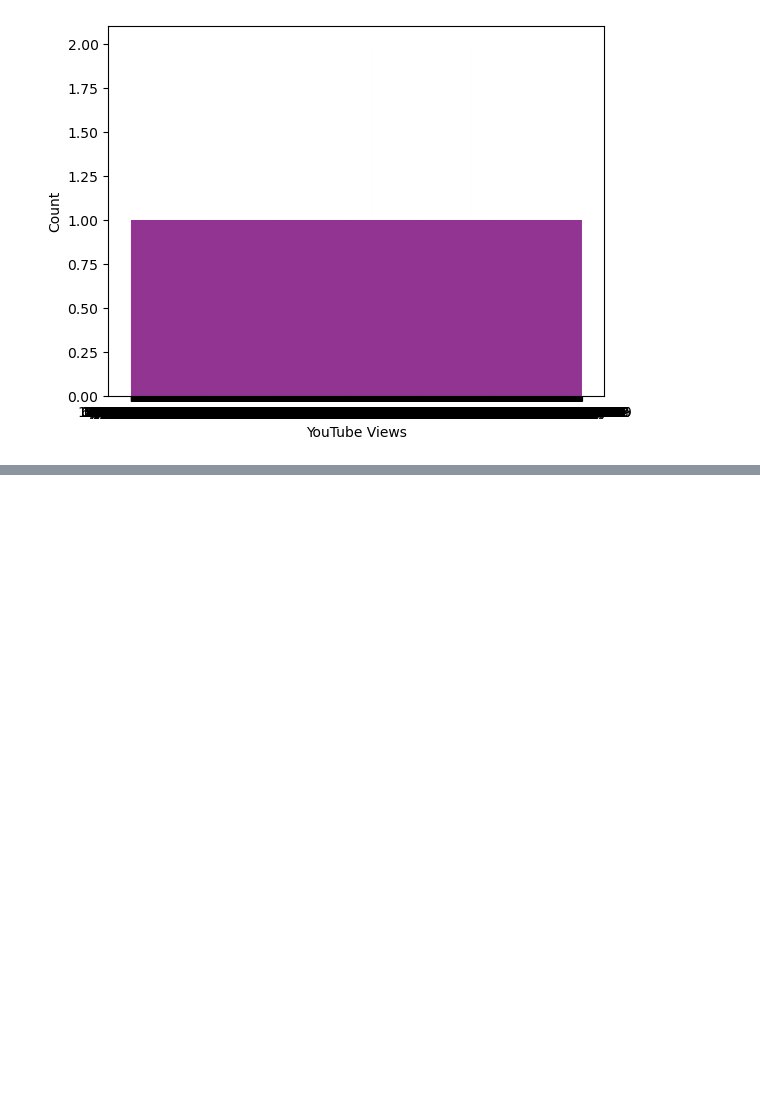
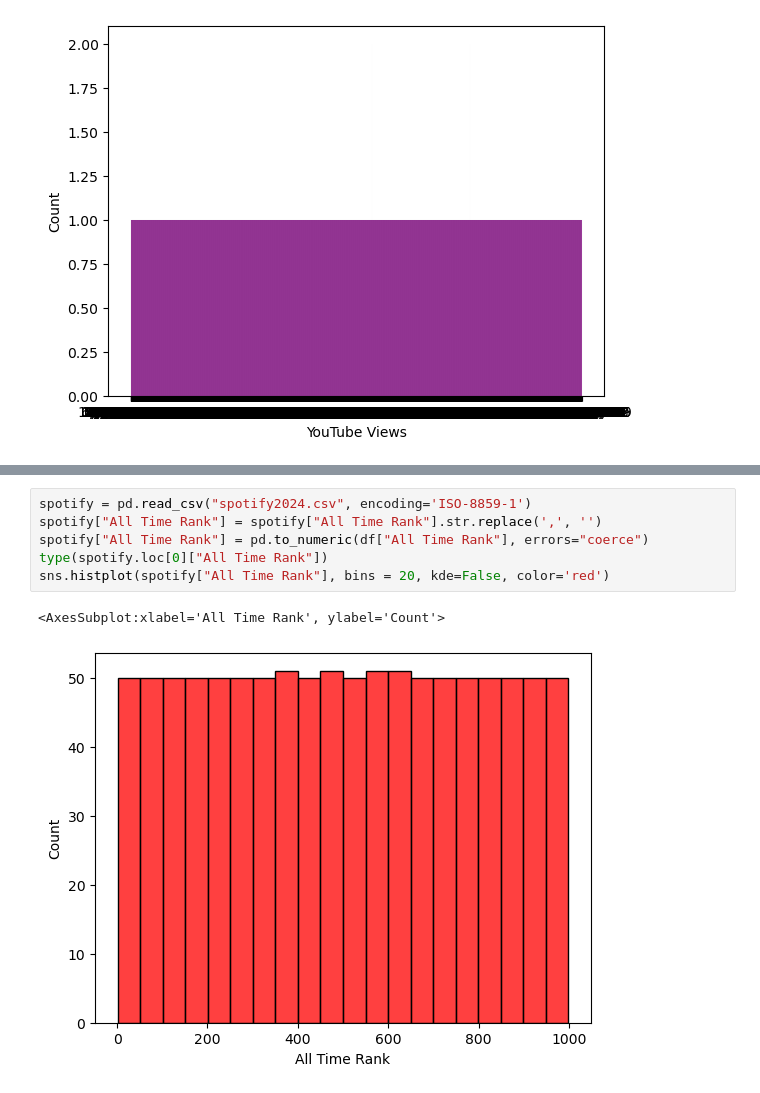
Before and after one commit to Rain0rShine/Artificial-Intelligence, a Jupyter notebook: Semester 1/Spotify/Spotify.ipynb, the cells around one changed output, grey strips where cells are left out. Saved outputs shown, nothing was run; the diff lists cells and outputs as text; blank space fills up the shorter version.

```diff
--- a/Semester 1/Spotify/Spotify.ipynb
+++ b/Semester 1/Spotify/Spotify.ipynb
@@ -96,0 +121,9 @@ sns.histplot(spotify["YouTube Views"], bins = 20, kde=False, color='purple')
+# %%
+spotify = pd.read_csv("spotify2024.csv", encoding='ISO-8859-1')
+spotify["All Time Rank"] = spotify["All Time Rank"].str.replace(',', '')
+spotify["All Time Rank"] = pd.to_numeric(df["All Time Rank"], errors="coerce")
+type(spotify.loc[0]["All Time Rank"])
+sns.histplot(spotify["All Time Rank"], bins = 20, kde=False, color='red')
+# %% [output]
+<AxesSubplot:xlabel='All Time Rank', ylabel='Count'>
+[figure, added]
```
Also changed, not shown: parts of 5 cells of this notebook, 2 other files.
